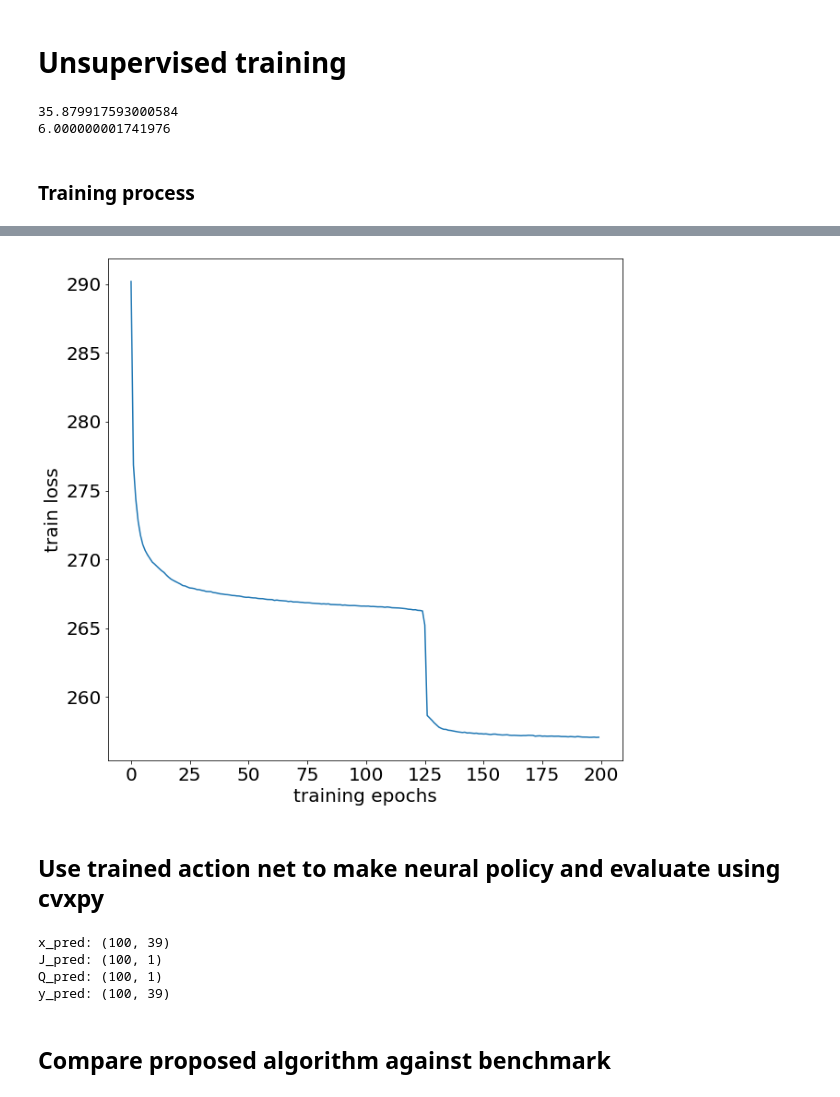
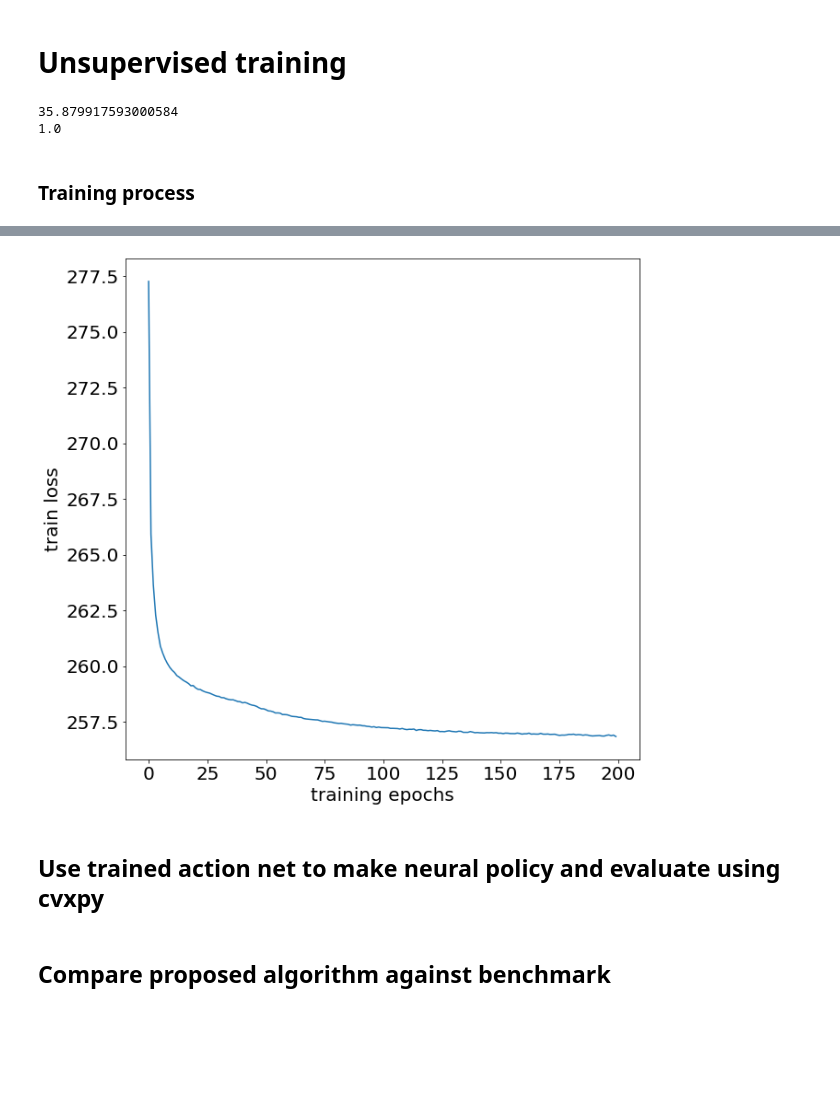
Before and after one commit to zhang-linnng/RiskLimitingDispatch, a Jupyter notebook: rld_neural_policy_39bus_learn_theta_directly_v4.ipynb, the cells around one changed output, grey strips where cells are left out. Drawn from its saved outputs; the diff is of its cells as text; code cells hidden in the pictures; blank space fills up the shorter version.

```diff
--- a/rld_neural_policy_39bus_learn_theta_directly_v4.ipynb
+++ b/rld_neural_policy_39bus_learn_theta_directly_v4.ipynb
@@ -296,7 +296,7 @@ def gauge_map(Z, G, H):
 params_path = './gdrive/MyDrive/Inbox/rld_neural_policy/39bus/params/'
 data_path = './gdrive/MyDrive/Inbox/rld_neural_policy/39bus/data/'
 
-saved_path = './gdrive/MyDrive/Inbox/rld_neural_policy/39bus/saved_v4/'
+saved_path = './gdrive/MyDrive/Inbox/rld_neural_policy/39bus/saved_v5/'
 isExist = os.path.exists(saved_path)
 
 if not isExist:
@@ -644,9 +668,9 @@ X_test = X_tr[90:,:]
 print(X_test.shape)
 
 net_input = np.maximum(pretrain_dataset-x_true, 0.)
-max_val = np.max(net_input)
+# max_val = np.max(net_input)
+max_val = 1.
 max_net_val = max_val
-# max_val = 1.
 net_input = net_input/max_val
 X_tr2 = np.concatenate([net_input, v_true, y_true, Q_true], axis=-1)
 X_train2 = X_tr2[:90,:]
@@ -1063,8 +1081,8 @@ def train_reward(dataset, num_epochs, batch_size, yplot = 'plain'):
 # %% [markdown]
 #### Pretrain reward net
 # %%
-trained_reward_net = train_reward(TrainDataset(X_train2[:1,:]), num_epochs=2000, batch_size=1,
-                                               yplot = 'log10')
+# trained_reward_net = train_reward(TrainDataset(X_train2[:1,:]), num_epochs=2000, batch_size=1,
+#                                                yplot = 'log10')
 # %% [output]
 Training starts!
 len: 2000
@@ -1251,7 +1269,7 @@ print(max_input_val)
 print(max_val)
 # %% [output]
 35.879917593000584
-6.000000001741976
+1.0
 # %%
 def train(dataset, num_epochs, num_sce, batch_size, yplot = 'plain'):
 
@@ -1423,7 +1441,7 @@ def train(dataset, num_epochs, num_sce, batch_size, yplot = 'plain'):
 # %% [markdown]
 ### Training process
 # %%
-TrainFlag = True
+TrainFlag = False
 if TrainFlag:
     trained_action_net, trained_reward_net = train(TrainSet, num_epochs=200,
                                                num_sce=10, batch_size=100,
@@ -1450,6 +1468,6 @@ Avg per epoch time: 8.54, total 200 epochs time: 1709.43
 Training finish!
 200
-[figure, old version]
+[figure, new version]
 # %% [markdown]
 ## Use trained action net to make neural policy and evaluate using **cvxpy**
 # %%
@@ -1540,29 +1558,3 @@ def apply_neural_policy(dataset, num_sce):
     total_cost_pred, Q_pred, y_pred = evaluate_policy(scaled_dataset, scaled_x, num_sce)
 
     return scaled_x, total_cost_pred, Q_pred, y_pred
-# %%
-EvalFlag = True
-if EvalFlag == True:
-    x_pred2, J_pred2, Q_pred2, y_pred2 = apply_neural_policy(test_dataset/max_input_val, num_sce=100)
-
-    np.save(saved_path+'x_pred.npy', x_pred2)
-    np.save(saved_path+'J_pred.npy', J_pred2)
-    np.save(saved_path+'Q_pred.npy', Q_pred2)
-    np.save(saved_path+'y_pred.npy', y_pred2)
-
-else:
-
-    x_pred2 = np.load(saved_path+'x_pred.npy')
-    J_pred2 = np.load(saved_path+'J_pred.npy')
-    Q_pred2 = np.load(saved_path+'Q_pred.npy')
-    y_pred2 = np.load(saved_path+'y_pred.npy')
-
-print('x_pred:', x_pred2.shape)
-print('J_pred:', J_pred2.shape)
-print('Q_pred:', Q_pred2.shape)
-print('y_pred:', y_pred2.shape)
-# %% [output]
-x_pred: (100, 39)
-J_pred: (100, 1)
-Q_pred: (100, 1)
-y_pred: (100, 39)
```
Also changed, not shown: parts of 21 cells of this notebook.
